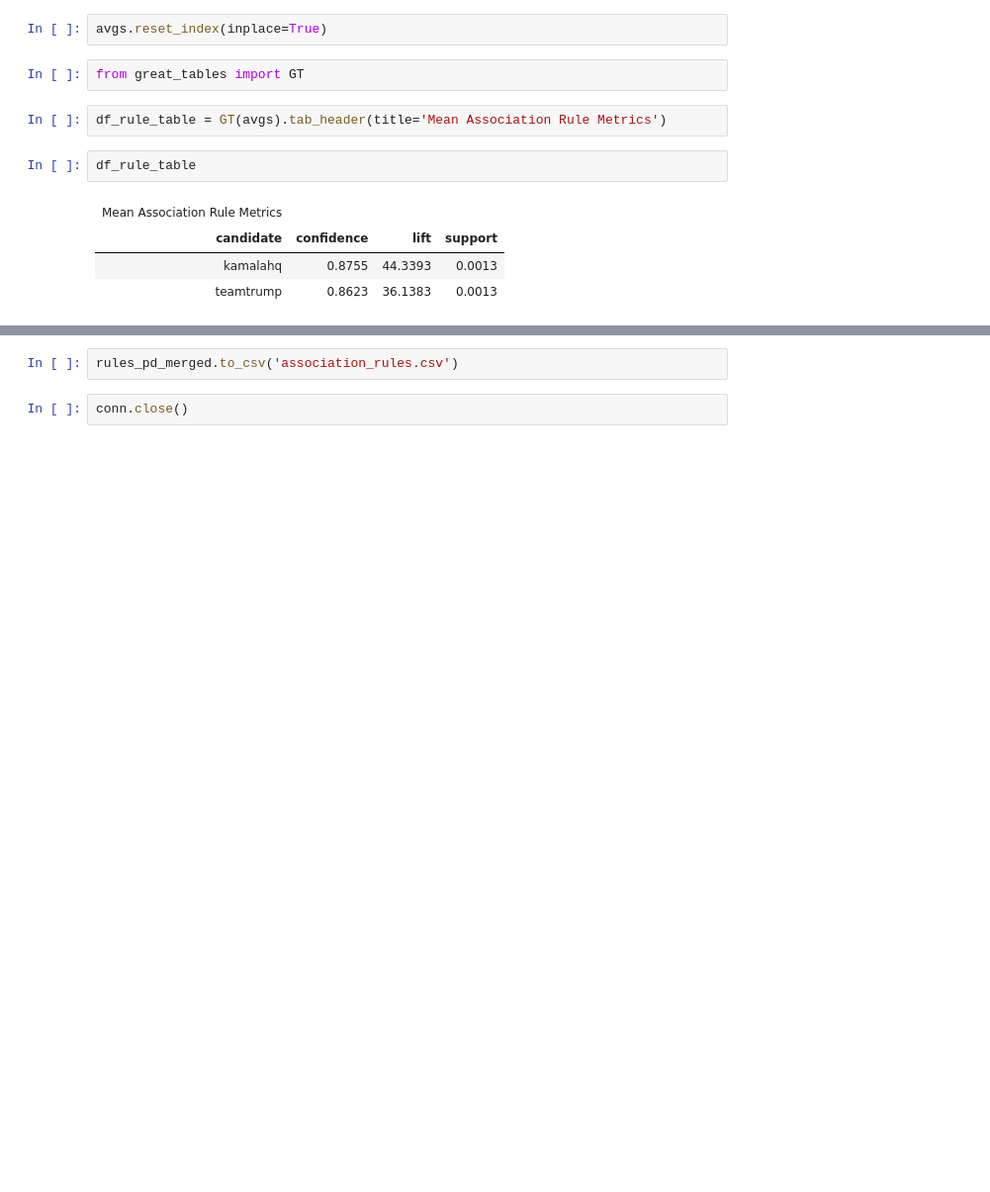
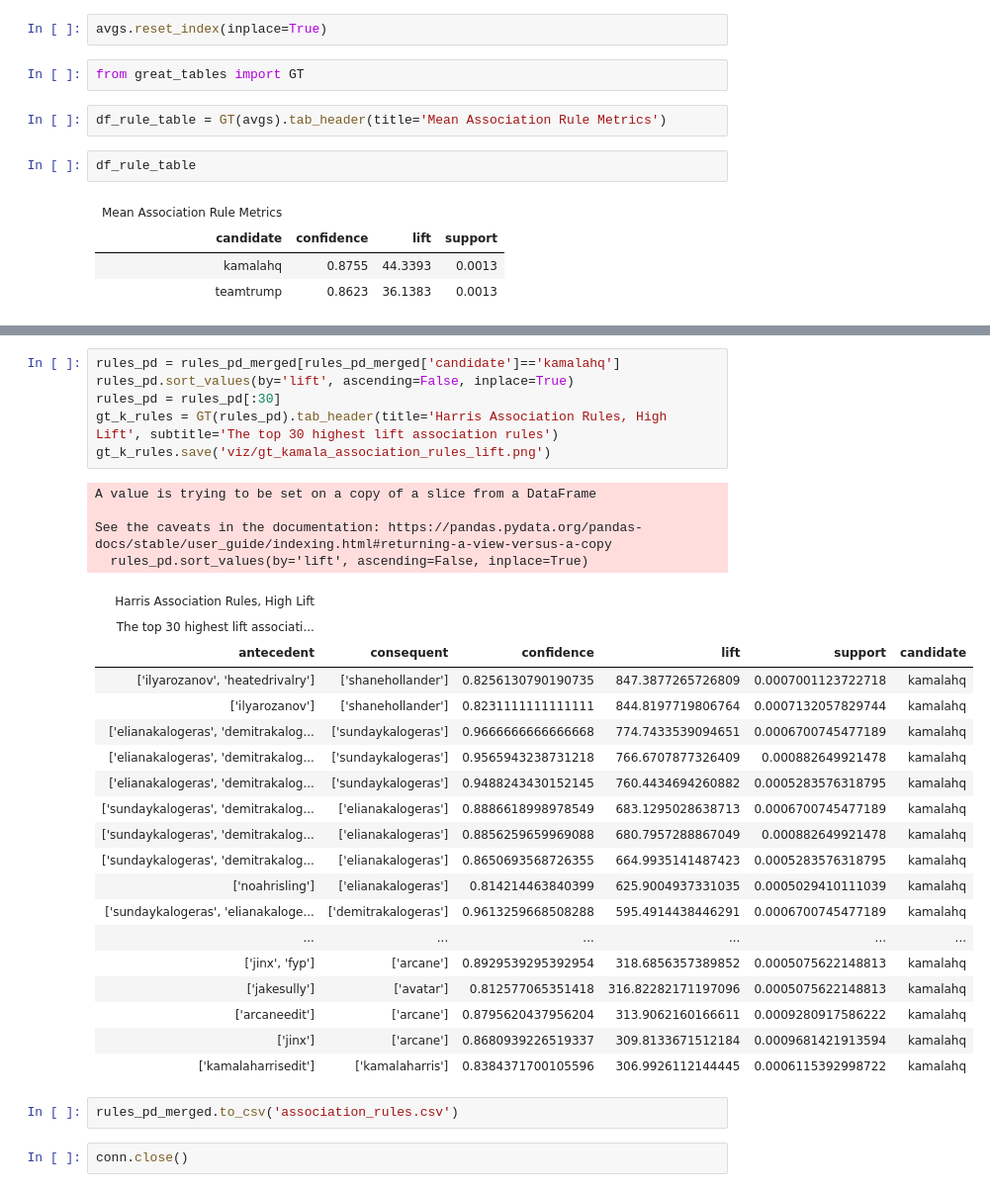
Before and after one commit to nitomanto/the-t-word, a Jupyter notebook: spark_itemset_copy.ipynb, the cells around one changed output, grey strips where cells are left out. Shown at 99% size. Cells and saved outputs as stored; diff of their text form; blank space fills up the shorter version.

```diff
--- a/spark_itemset_copy.ipynb
+++ b/spark_itemset_copy.ipynb
@@ -915,3 +953,33 @@ rules_pd_merged.head()
+# %%
+rules_pd = rules_pd_merged[rules_pd_merged['candidate']=='kamalahq']
+rules_pd.sort_values(by='lift', ascending=False, inplace=True)
+rules_pd = rules_pd[:30]
+gt_k_rules = GT(rules_pd).tab_header(title='Harris Association Rules, High Lift', subtitle='The top 30 highest lift association rules')
+gt_k_rules.save('viz/gt_kamala_association_rules_lift.png')
+# %% [output]
+A value is trying to be set on a copy of a slice from a DataFrame
+
+See the caveats in the documentation: https://pandas.pydata.org/pandas-docs/stable/user_guide/indexing.html#returning-a-view-versus-a-copy
+  rules_pd.sort_values(by='lift', ascending=False, inplace=True)
+| Harris Association Rules, High Lift |  |  |  |  |  |
+| The top 30 highest lift associati... |  |  |  |  |  |
+| antecedent | consequent | confidence | lift | support | candidate |
+| ['ilyarozanov', 'heatedrivalry'] | ['shanehollander'] | 0.8256130790190735 | 847.3877265726809 | 0.0007001123722718 | kamalahq |
+| ['ilyarozanov'] | ['shanehollander'] | 0.8231111111111111 | 844.8197719806764 | 0.0007132057829744 | kamalahq |
+| ['elianakalogeras', 'demitrakalog... | ['sundaykalogeras'] | 0.9666666666666668 | 774.7433539094651 | 0.0006700745477189 | kamalahq |
+| ['elianakalogeras', 'demitrakalog... | ['sundaykalogeras'] | 0.9565943238731218 | 766.6707877326409 | 0.000882649921478 | kamalahq |
+| ['elianakalogeras', 'demitrakalog... | ['sundaykalogeras'] | 0.9488243430152145 | 760.4434694260882 | 0.0005283576318795 | kamalahq |
+| ['sundaykalogeras', 'demitrakalog... | ['elianakalogeras'] | 0.8886618998978549 | 683.1295028638713 | 0.0006700745477189 | kamalahq |
+| ['sundaykalogeras', 'demitrakalog... | ['elianakalogeras'] | 0.8856259659969088 | 680.7957288867049 | 0.000882649921478 | kamalahq |
+| ['sundaykalogeras', 'demitrakalog... | ['elianakalogeras'] | 0.8650693568726355 | 664.9935141487423 | 0.0005283576318795 | kamalahq |
+| ['noahrisling'] | ['elianakalogeras'] | 0.814214463840399 | 625.9004937331035 | 0.0005029410111039 | kamalahq |
+| ['sundaykalogeras', 'elianakaloge... | ['demitrakalogeras'] | 0.9613259668508288 | 595.4914438446291 | 0.0006700745477189 | kamalahq |
+| ... | ... | ... | ... | ... | ... |
+| ['jinx', 'fyp'] | ['arcane'] | 0.8929539295392954 | 318.6856357389852 | 0.0005075622148813 | kamalahq |
+| ['jakesully'] | ['avatar'] | 0.812577065351418 | 316.82282171197096 | 0.0005075622148813 | kamalahq |
+| ['arcaneedit'] | ['arcane'] | 0.8795620437956204 | 313.9062160166611 | 0.0009280917586222 | kamalahq |
+| ['jinx'] | ['arcane'] | 0.8680939226519337 | 309.8133671512184 | 0.0009681421913594 | kamalahq |
+| ['kamalaharrisedit'] | ['kamalaharris'] | 0.8384371700105596 | 306.9926112144445 | 0.0006115392998722 | kamalahq |
 # %%
 rules_pd_merged.to_csv('association_rules.csv')
 # %%
```
Also changed, not shown: parts of 11 cells of this notebook.
